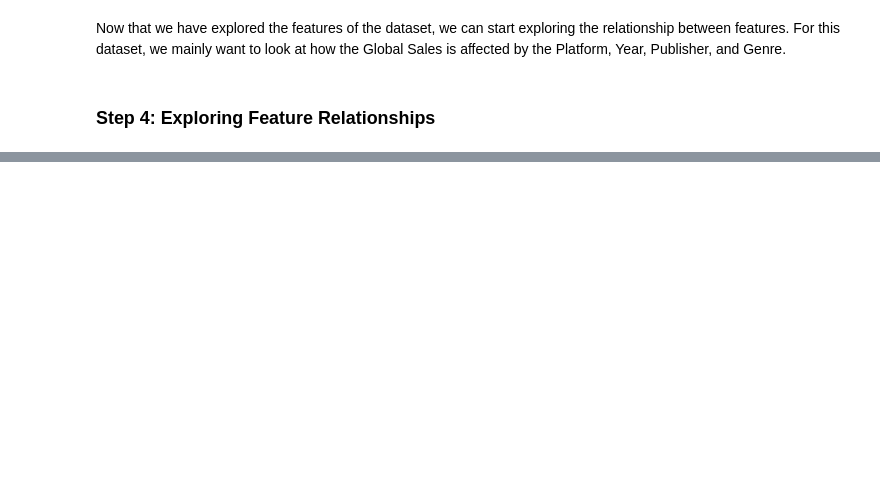
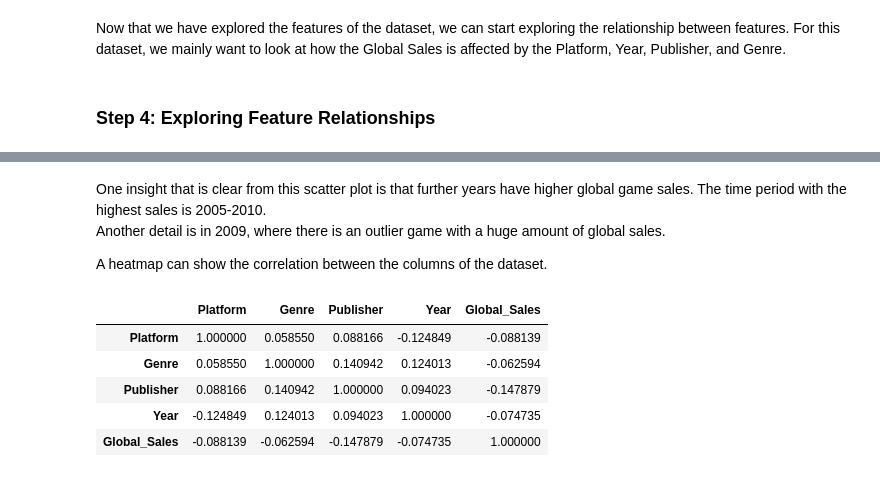
Before and after one commit to nstanfield/Video-Game-Sales-Analysis, a Jupyter notebook: Game_Sales_Analysis.ipynb, the cells around one changed output, grey strips where cells are left out. Saved outputs shown, nothing was run; the diff lists cells and outputs as text; code cells hidden in the pictures; blank space fills up the shorter version.

```diff
--- a/Game_Sales_Analysis.ipynb
+++ b/Game_Sales_Analysis.ipynb
@@ -229,0 +258,15 @@ For this dataset, we mainly want to look at how the Global Sales is affected by
+# %% [markdown]
+One insight that is clear from this scatter plot is that further years have higher global game sales. The time period with the highest sales is 2005-2010.
+<br>Another detail is in 2009, where there is an outlier game with a huge amount of global sales.
+
+A heatmap can show the correlation between the columns of the dataset.
+# %%
+game_sales_corr = game_sales_prepared[['Platform', 'Genre', 'Publisher', 'Year', 'Global_Sales']].dropna().corr()
+game_sales_corr
+# %% [output]
+|  | Platform | Genre | Publisher | Year | Global_Sales |
+| Platform | 1.000000 | 0.058550 | 0.088166 | -0.124849 | -0.088139 |
+| Genre | 0.058550 | 1.000000 | 0.140942 | 0.124013 | -0.062594 |
+| Publisher | 0.088166 | 0.140942 | 1.000000 | 0.094023 | -0.147879 |
+| Year | -0.124849 | 0.124013 | 0.094023 | 1.000000 | -0.074735 |
+| Global_Sales | -0.088139 | -0.062594 | -0.147879 | -0.074735 | 1.000000 |
```
Also changed, not shown: parts of 11 cells of this notebook.
